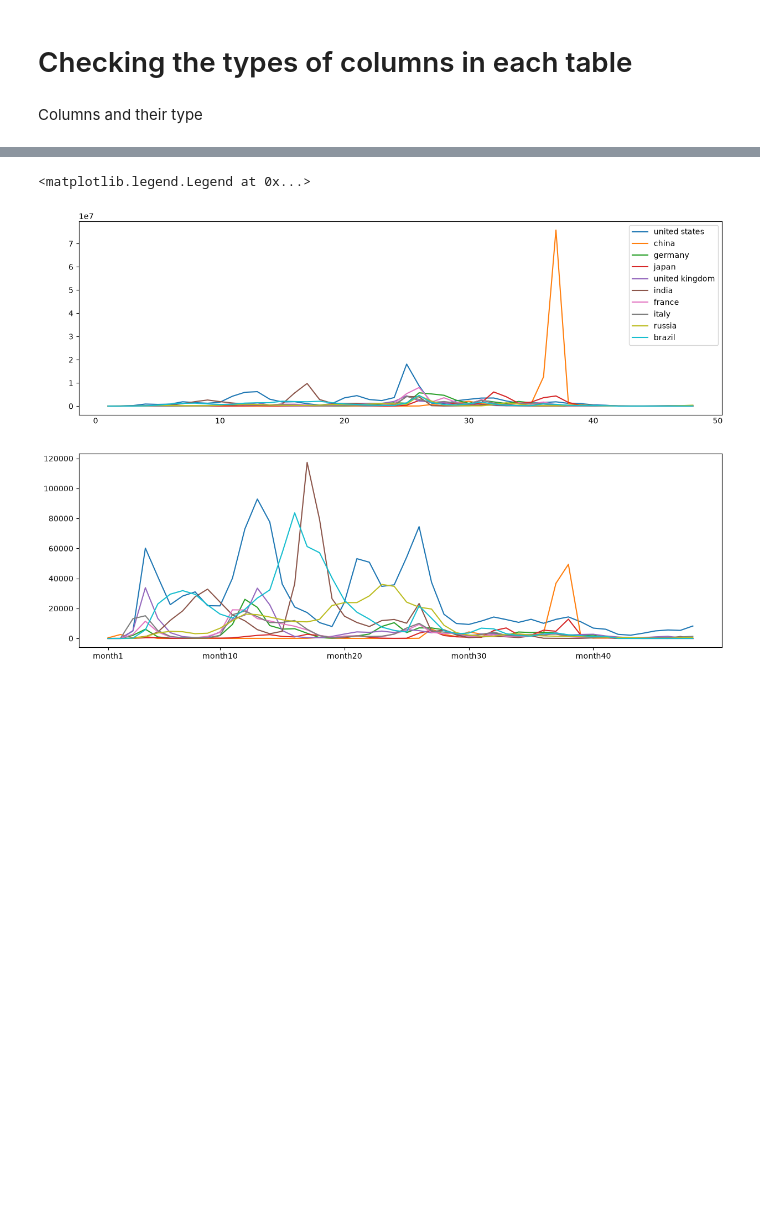
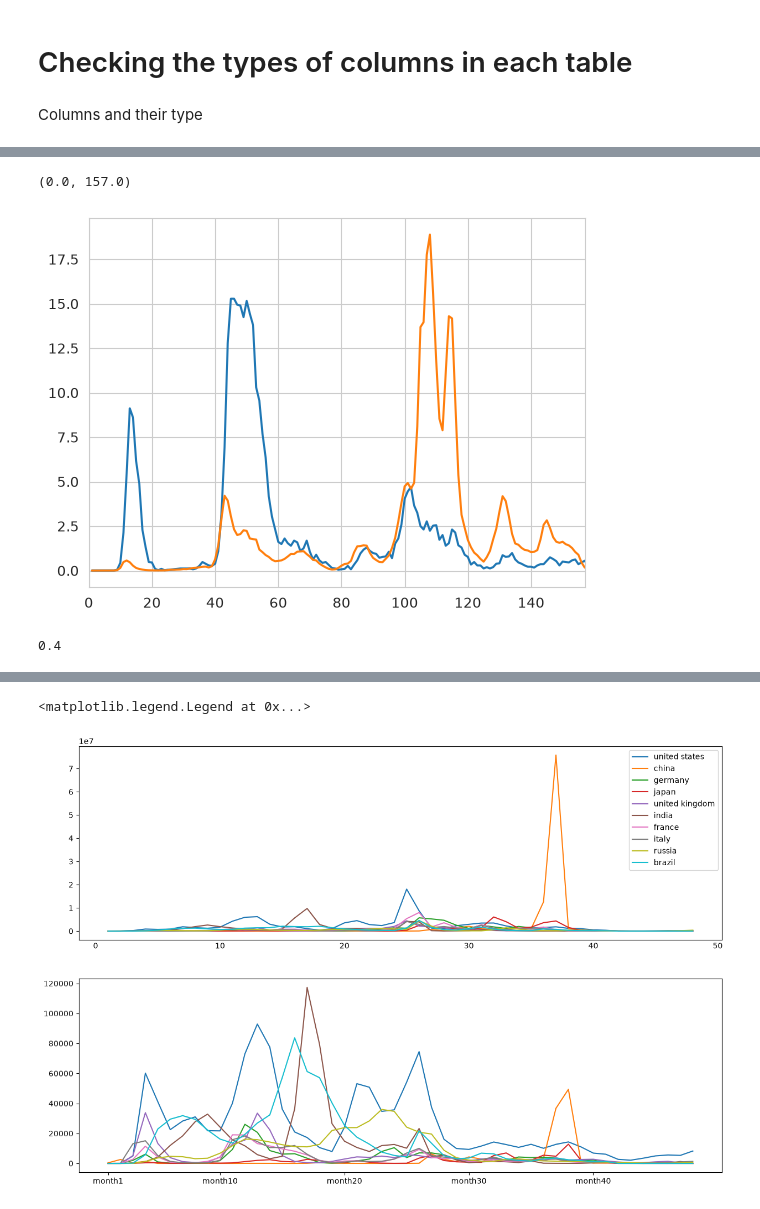
Before and after one commit to danialghamari/SQL_projects, a Jupyter notebook: Covid_19_analysis/Analysis.ipynb, the cells around one changed output, grey strips where cells are left out. Drawn from its saved outputs; the diff is of its cells as text; code cells hidden in the pictures; blank space fills up the shorter version.

```diff
--- a/Covid_19_analysis/Analysis.ipynb
+++ b/Covid_19_analysis/Analysis.ipynb
@@ -186,0 +276,13 @@ new_cases_deaths_df[0:10]
+# %%
+plt.plot(cases_deaths_df.loc[switz,"week"]
+    ,cases_deaths_df.loc[switz,"new_deaths"]/cases_deaths_df.loc[switz,"new_deaths"].mean())
+plt.plot(cases_deaths_df.loc[switz,"week"]
+    ,cases_deaths_df.loc[switz,"new_cases"]/cases_deaths_df.loc[switz,"new_cases"].mean())
+plt.xlim(0,157)
+# %% [output]
+(0.0, 157.0)
+[figure, added]
+# %%
+18/45
+# %% [output]
+0.4
```
Also changed, not shown: parts of 17 cells of this notebook, 7 other files.
